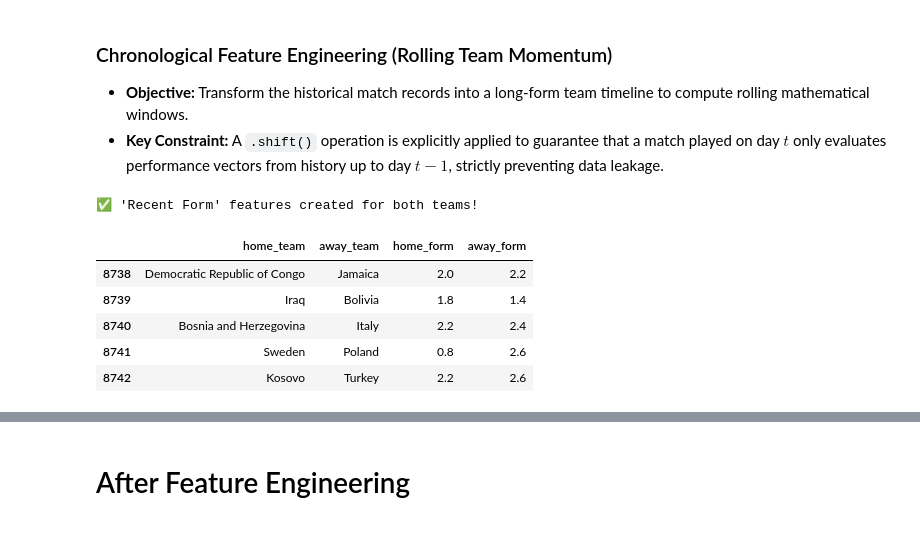
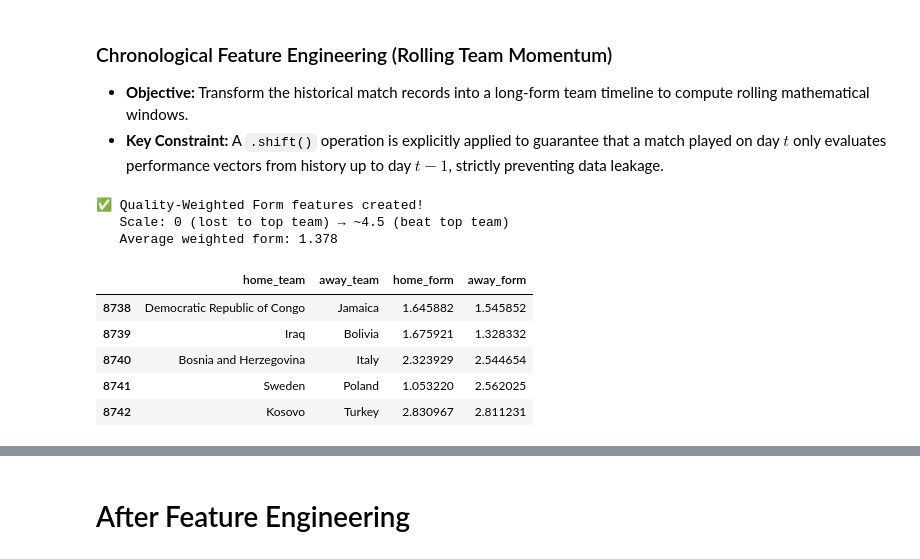
Before and after one commit to MrMinton/WorldCup2026predictor, a Jupyter notebook: wc2026.ipynb, the cells around one changed output, grey strips where cells are left out. Cells and saved outputs as stored; diff of their text form; code cells hidden in the pictures.

```diff
--- a/wc2026.ipynb
+++ b/wc2026.ipynb
@@ -623,38 +632,80 @@ eloratings[eloratings['team']== 'Paraguay'].tail()
 # %%
 def get_points(result, team_type):
     if result == 'draw': return 1
     if team_type == 'home' and result == 'home_win': return 3
     if team_type == 'away' and result == 'away_win': return 3
     return 0
 
 # 1. Create a long-form version of matches to calculate streaks per team
-home_results = results[['date', 'home_team', 'result']].rename(columns={'home_team': 'team'})
+home_results = results[['date', 'home_team', 'away_team', 'result']].rename(columns={'home_team': 'team', 'away_team': 'opponent'})
 home_results['points'] = home_results.apply(lambda x: get_points(x['result'], 'home'), axis=1)
 
-away_results = results[['date', 'away_team', 'result']].rename(columns={'away_team': 'team'})
+away_results = results[['date', 'away_team', 'home_team', 'result']].rename(columns={'away_team': 'team', 'home_team': 'opponent'})
 away_results['points'] = away_results.apply(lambda x: get_points(x['result'], 'away'), axis=1)
 
 # Combine and sort by team and date
 all_team_results = pd.concat([home_results, away_results]).sort_values(['team', 'date'])
 
-# 2. Calculate the rolling average of the last 5 matches for each team
-all_team_results['form_5'] = all_team_results.groupby('team')['points'].transform(lambda x: x.shift().rolling(5).mean())
+# -------------------------------------------------------------------------
+# QUALITY-WEIGHTED FORM: scale points by opponent's Elo percentile
+# Beating a top team gives more credit than beating a weak team.
+# -------------------------------------------------------------------------
+all_team_results = all_team_results.reset_index(drop=True)
 
-# 3. Merge this "Form" back into our World Cup dataset
-wc_all = wc_all.merge(all_team_results[['date', 'team', 'form_5']], left_on=['date', 'home_team'], right_on=['date', 'team'], how='left').drop(columns='team').rename(columns={'form_5': 'home_form'})
-wc_all = wc_all.merge(all_team_results[['date', 'team', 'form_5']], left_on=['date', 'away_team'], right_on=['date', 'team'], how='left').drop(columns='team').rename(columns={'form_5': 'away_form'})
+# Merge opponent Elo into the long-form table
+all_team_results = pd.merge_asof(
+    all_team_results.sort_values('date'),
+    eloratings[['date', 'team', 'rating']].rename(columns={'team': 'opponent', 'rating': 'opponent_elo'}),
+    on='date',
+    by='opponent',
+    direction='backward'
+)
 
-# Fill the very early historical matches (that don't have 5 prior games) with a neutral 1.0
-wc_all['home_form'] = wc_all['home_form'].fillna(1.0)
-wc_all['away_form'] = wc_all['away_form'].fillna(1.0)
+# Elo percentile rank across all ratings (0.0 = weakest, 1.0 = strongest)
+all_rating_values = eloratings['rating'].values
+all_team_results['opponent_elo_pct'] = all_team_results['opponent_elo'].apply(
+    lambda x: (all_rating_values < x).sum() / len(all_rating_values) if pd.notna(x) else 0.5
+)
 
-print("✅ 'Recent Form' features created for both teams!")
+# Weighted points = raw points × (0.5 + opponent_elo_pct)
+# Scale: beating a top-100th-pct team → 3 × 1.5 = 4.5
+#        beating a 0th-pct team        → 3 × 0.5 = 1.5
+#        drawing a top team            → 1 × 1.5 = 1.5 (still meaningful)
+all_team_results['weighted_points'] = all_team_results['points'] * (0.5 + all_team_results['opponent_elo_pct'])
+
+# 2. Rolling 5-game average of weighted points (lagged to prevent leakage)
+all_team_results = all_team_results.sort_values(['team', 'date'])
+all_team_results['weighted_form_5'] = all_team_results.groupby('team')['weighted_points'].transform(
+    lambda x: x.shift().rolling(5).mean()
+)
+
+# 3. Merge weighted form back into training dataset
+wc_all = wc_all.merge(
+    all_team_results[['date', 'team', 'weighted_form_5']],
+    left_on=['date', 'home_team'], right_on=['date', 'team'], how='left'
+).drop(columns='team').rename(columns={'weighted_form_5': 'home_form'})
+
+wc_all = wc_all.merge(
+    all_team_results[['date', 'team', 'weighted_form_5']],
+    left_on=['date', 'away_team'], right_on=['date', 'team'], how='left'
+).drop(columns='team').rename(columns={'weighted_form_5': 'away_form'})
+
+# Neutral fill: average weighted points for a team with no prior history
+avg_weighted_form = all_team_results['weighted_form_5'].mean()
+wc_all['home_form'] = wc_all['home_form'].fillna(avg_weighted_form)
+wc_all['away_form'] = wc_all['away_form'].fillna(avg_weighted_form)
+
+print("✅ Quality-Weighted Form features created!")
+print(f"   Scale: 0 (lost to top team) → ~4.5 (beat top team)")
+print(f"   Average weighted form: {avg_weighted_form:.3f}")
 display(wc_all[['home_team', 'away_team', 'home_form', 'away_form']].tail())
 # %% [output]
-✅ 'Recent Form' features created for both teams!
+✅ Quality-Weighted Form features created!
+   Scale: 0 (lost to top team) → ~4.5 (beat top team)
+   Average weighted form: 1.378
 |  | home_team | away_team | home_form | away_form |
-| 8738 | Democratic Republic of Congo | Jamaica | 2.0 | 2.2 |
-| 8739 | Iraq | Bolivia | 1.8 | 1.4 |
-| 8740 | Bosnia and Herzegovina | Italy | 2.2 | 2.4 |
-| 8741 | Sweden | Poland | 0.8 | 2.6 |
-| 8742 | Kosovo | Turkey | 2.2 | 2.6 |
+| 8738 | Democratic Republic of Congo | Jamaica | 1.645882 | 1.545852 |
+| 8739 | Iraq | Bolivia | 1.675921 | 1.328332 |
+| 8740 | Bosnia and Herzegovina | Italy | 2.323929 | 2.544654 |
+| 8741 | Sweden | Poland | 1.053220 | 2.562025 |
+| 8742 | Kosovo | Turkey | 2.830967 | 2.811231 |
```
Also changed, not shown: parts of 39 cells of this notebook.
